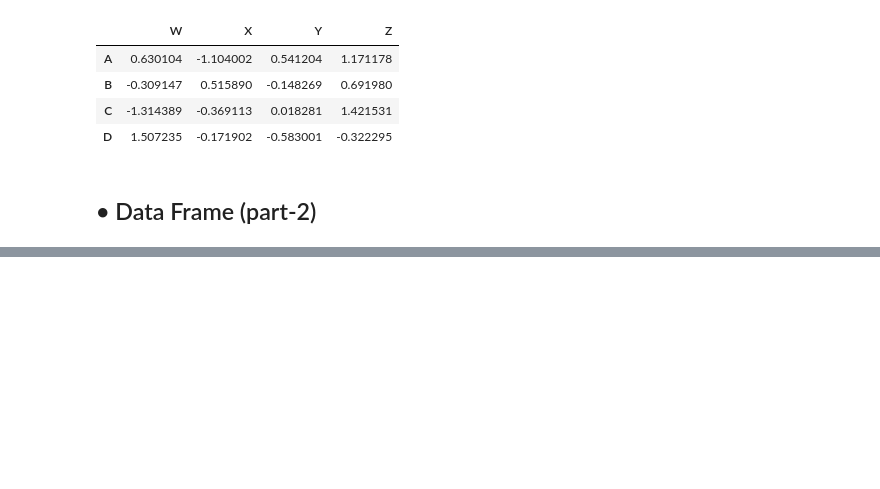
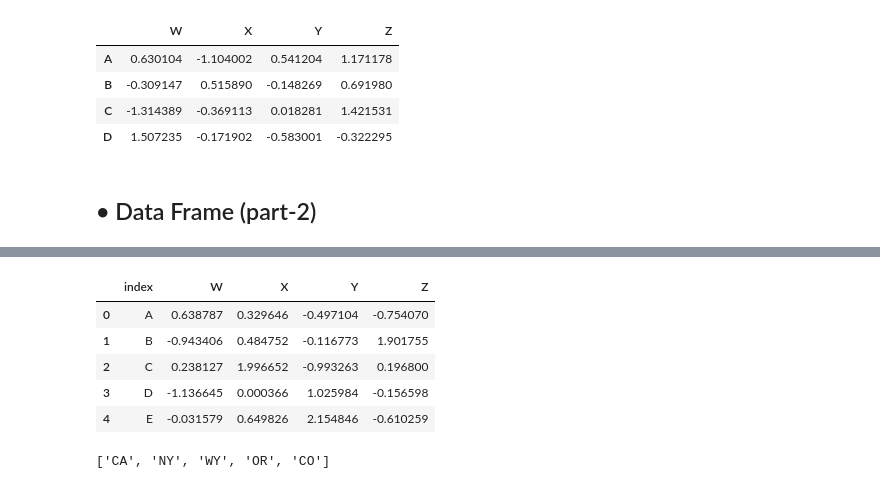
Before and after one commit to mdkaifsiddique/Data-analysis-with-Python, a Jupyter notebook: Pandas.ipynb, the cells around one changed output, grey strips where cells are left out. Saved outputs shown, nothing was run; the diff lists cells and outputs as text; code cells hidden in the pictures; blank space fills up the shorter version.

```diff
--- a/Pandas.ipynb
+++ b/Pandas.ipynb
@@ -483,0 +491,3 @@ df
+# %%
+df=pd.DataFrame(randn(5,4),['A','B','C','D','E'],['W','X','Y','Z'])
+df
@@ -483,0 +628,10 @@ df
+# %%
+#index column
+df.reset_index()
+# %% [output]
+|  | index | W | X | Y | Z |
+| 0 | A | 0.638787 | 0.329646 | -0.497104 | -0.754070 |
+| 1 | B | -0.943406 | 0.484752 | -0.116773 | 1.901755 |
+| 2 | C | 0.238127 | 1.996652 | -0.993263 | 0.196800 |
+| 3 | D | -1.136645 | 0.000366 | 1.025984 | -0.156598 |
+| 4 | E | -0.031579 | 0.649826 | 2.154846 | -0.610259 |
@@ -483,0 +640,4 @@ df
+# %%
+newindex
+# %% [output]
+['CA', 'NY', 'WY', 'OR', 'CO']
```
Also changed, not shown: parts of 22 cells of this notebook.
